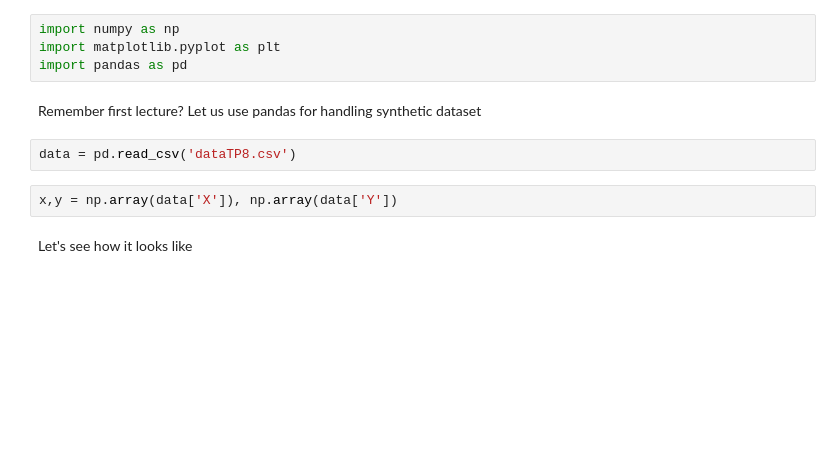
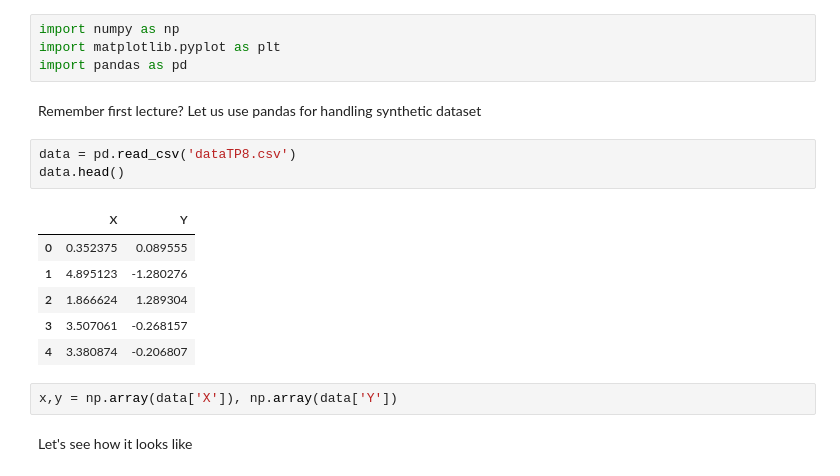
Before and after one commit to yassinuaimee/FundamentalLearningEPFL, a Jupyter notebook: TP8/[exercise]kernels.ipynb, the cells around one changed output. Drawn from its saved outputs; the diff is of its cells as text; blank space fills up the shorter version.

```diff
--- a/TP8/[exercise]kernels.ipynb
+++ b/TP8/[exercise]kernels.ipynb
@@ -12,6 +12,14 @@ import pandas as pd
 Remember first lecture?  Let us use pandas for handling synthetic dataset
 # %%
 data = pd.read_csv('dataTP8.csv')
+data.head()
+# %% [output]
+|  | X | Y |
+| 0 | 0.352375 | 0.089555 |
+| 1 | 4.895123 | -1.280276 |
+| 2 | 1.866624 | 1.289304 |
+| 3 | 3.507061 | -0.268157 |
+| 4 | 3.380874 | -0.206807 |
 # %%
 x,y = np.array(data['X']), np.array(data['Y'])
 # %% [markdown]
```
Also changed, not shown: parts of 17 cells of this notebook.
